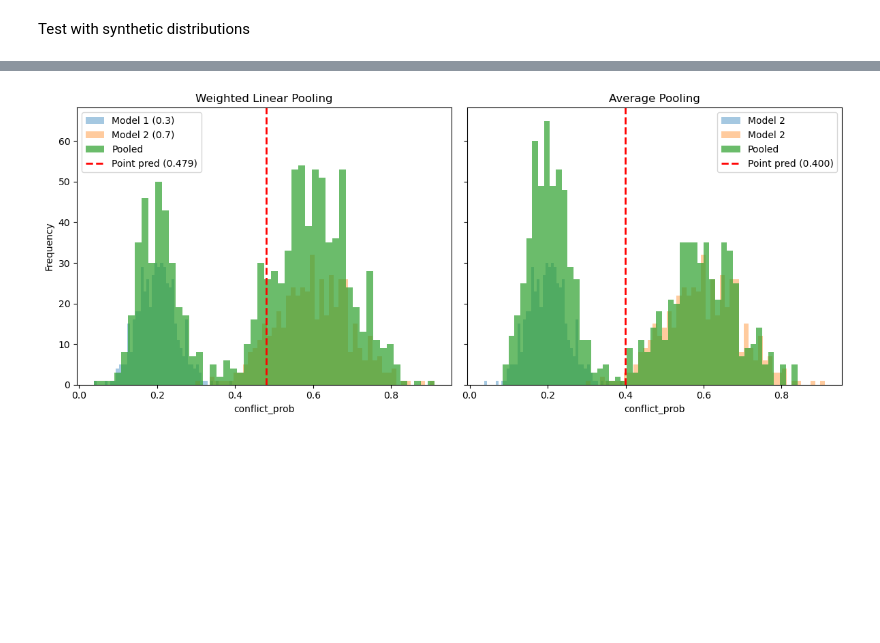
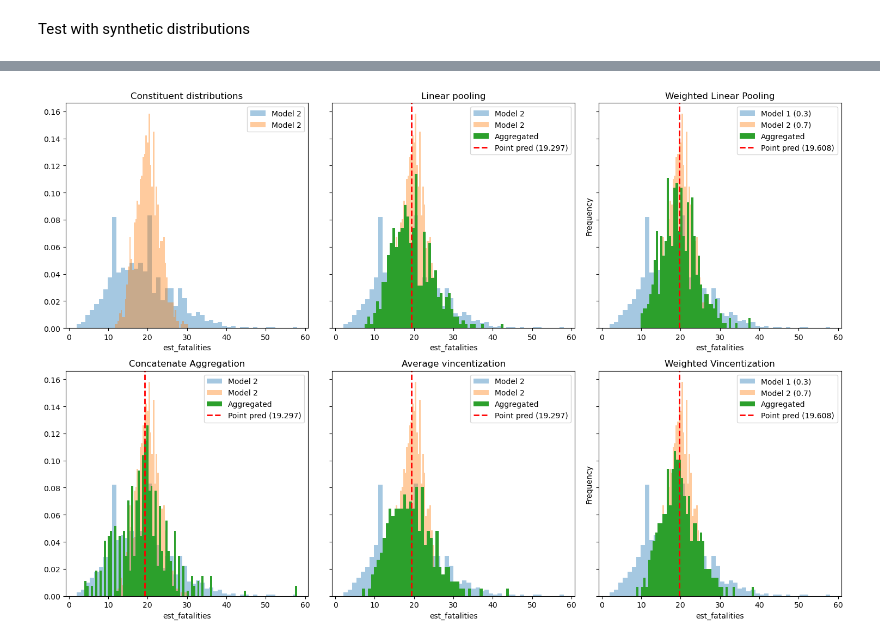
Before and after one commit to lboekestein/viewstest, a Jupyter notebook: AggregationManager/sandbox_aggregation_manager.ipynb, the cells around one changed output, grey strips where cells are left out. Saved outputs shown, nothing was run; the diff lists cells and outputs as text; code cells hidden in the pictures; blank space fills up the shorter version.

Commit message:
explore behaviour of AggregationManager

```diff
--- a/AggregationManager/sandbox_aggregation_manager.ipynb
+++ b/AggregationManager/sandbox_aggregation_manager.ipynb
@@ -221,35 +212,72 @@ shape: (2, 4)
 # %%
 # Take the pooled samples for one target, one entity
-pooled_weighted = ensemble_distributions_w.filter(pl.col("entity_id") == 1)["conflict_prob"][0]
-pooled_average = ensemble_distributions_a.filter(pl.col("entity_id") == 1)["conflict_prob"][0]
+pooled_weighted = ensemble_distributions_w.filter(pl.col("entity_id") == 1)["est_fatalities"][0]
+pooled_average = ensemble_distributions_a.filter(pl.col("entity_id") == 1)["est_fatalities"][0]
+pooled_concat = ensemble_distributions_c.filter(pl.col("entity_id") == 1)["est_fatalities"][0]
+pooled_vincent_weight = ensemble_distributions_vw.filter(pl.col("entity_id") == 1)["est_fatalities"][0]
+pooled_vincent_average = ensemble_distributions_va.filter(pl.col("entity_id") == 1)["est_fatalities"][0]
 
 # Take the point predictinos
-point_w = point_distributions_w.filter(pl.col("entity_id") == 1)["conflict_prob"][0]
-point_a = point_distributions_a.filter(pl.col("entity_id") == 1)["conflict_prob"][0]
+point_w = point_distributions_w.filter(pl.col("entity_id") == 1)["est_fatalities"][0]
+point_a = point_distributions_a.filter(pl.col("entity_id") == 1)["est_fatalities"][0]
 
+fig, axes = plt.subplots(2, 3, figsize=(15, 10), sharey=True)
 
-fig, axes = plt.subplots(1, 2, figsize=(12, 5), sharey=True)
+# Original distributions
+axes[0,0].hist(est_fatalities_m1[0], bins=50, alpha=0.4, density=True, label="Model 2")
+axes[0,0].hist(est_fatalities_m2[0], bins=50, alpha=0.4, density=True, label="Model 2")
+axes[0,0].set_title("Constituent distributions")
+axes[0,0].set_xlabel("est_fatalities")
+axes[0,0].legend()
+
+# Average pooling
+axes[0,1].hist(est_fatalities_m1[0], bins=50, alpha=0.4, density=True, label="Model 2")
+axes[0,1].hist(est_fatalities_m2[0], bins=50, alpha=0.4, density=True, label="Model 2")
+axes[0,1].hist(pooled_average, bins=50, alpha=1, density=True, label="Aggregated")
+axes[0,1].axvline(point_a, color="red", linestyle="--", linewidth=2, label=f"Point pred ({point_a:.3f})")
+axes[0,1].set_title("Linear pooling")
+axes[0,1].set_xlabel("est_fatalities")
+axes[0,1].legend()
 
 # Weighted pooling
-axes[0].hist(conflict_prob_m1[0], bins=50, alpha=0.4, label=f"Model 1 ({synth_manager.weights[0]})")
-axes[0].hist(conflict_prob_m2[0], bins=50, alpha=0.4, label=f"Model 2 ({synth_manager.weights[1]})")
-axes[0].hist(pooled_weighted, bins=50, alpha=0.7, label="Pooled")
-axes[0].axvline(point_w, color="red", linestyle="--", linewidth=2, label=f"Point pred ({point_w:.3f})")
-axes[0].set_title("Weighted Linear Pooling")
-axes[0].set_xlabel("conflict_prob")
-axes[0].set_ylabel("Frequency")
-axes[0].legend()
+axes[0,2].hist(est_fatalities_m1[0], bins=50, alpha=0.4, density=True, label=f"Model 1 ({synth_manager.weights[0]})")
+axes[0,2].hist(est_fatalities_m2[0], bins=50, alpha=0.4, density=True, label=f"Model 2 ({synth_manager.weights[1]})")
+axes[0,2].hist(pooled_weighted, bins=50, alpha=1, density=True, label="Aggregated")
+axes[0,2].axvline(point_w, color="red", linestyle="--", linewidth=2, label=f"Point pred ({point_w:.3f})")
+axes[0,2].set_title("Weighted Linear Pooling")
+axes[0,2].set_xlabel("est_fatalities")
+axes[0,2].set_ylabel("Frequency")
+axes[0,2].legend()
 
-# Average pooling
-axes[1].hist(conflict_prob_m1[0], bins=50, alpha=0.4, label="Model 2")
-axes[1].hist(conflict_prob_m2[0], bins=50, alpha=0.4, label="Model 2")
-axes[1].hist(pooled_average, bins=50, alpha=0.7, label="Pooled")
-axes[1].axvline(point_a, color="red", linestyle="--", linewidth=2, label=f"Point pred ({point_a:.3f})")
-axes[1].set_title("Average Pooling")
-axes[1].set_xlabel("conflict_prob")
-axes[1].legend()
+# Concat pooling
+axes[1,0].hist(est_fatalities_m1[0], bins=50, alpha=0.4, density=True, label="Model 2")
+axes[1,0].hist(est_fatalities_m2[0], bins=50, alpha=0.4, density=True, label="Model 2")
+axes[1,0].hist(pooled_concat, bins=100, alpha=1, density=True, label="Aggregated")
+axes[1,0].axvline(point_a, color="red", linestyle="--", linewidth=2, label=f"Point pred ({point_a:.3f})")
+axes[1,0].set_title("Concatenate Aggregation")
+axes[1,0].set_xlabel("est_fatalities")
+axes[1,0].legend()
+
+# Average vincentization
+axes[1,1].hist(est_fatalities_m1[0], bins=50, alpha=0.4, density=True, label="Model 2")
+axes[1,1].hist(est_fatalities_m2[0], bins=50, alpha=0.4, density=True, label="Model 2")
+axes[1,1].hist(pooled_vincent_average, bins=50, alpha=1, density=True, label="Aggregated")
+axes[1,1].axvline(point_a, color="red", linestyle="--", linewidth=2, label=f"Point pred ({point_a:.3f})")
+axes[1,1].set_title("Average vincentization")
+axes[1,1].set_xlabel("est_fatalities")
+axes[1,1].legend()
+
+# Weighted vincentization
+axes[1,2].hist(est_fatalities_m1[0], bins=50, alpha=0.4, density=True, label=f"Model 1 ({synth_manager.weights[0]})")
+axes[1,2].hist(est_fatalities_m2[0], bins=50, alpha=0.4, density=True, label=f"Model 2 ({synth_manager.weights[1]})")
+axes[1,2].hist(pooled_vincent_weight, bins=50, alpha=1, density=True, label="Aggregated")
+axes[1,2].axvline(point_w, color="red", linestyle="--", linewidth=2, label=f"Point pred ({point_w:.3f})")
+axes[1,2].set_title("Weighted Vincentization")
+axes[1,2].set_xlabel("est_fatalities")
+axes[1,2].set_ylabel("Frequency")
+axes[1,2].legend()
 
 plt.tight_layout()
 plt.show()
 # %% [output]
-[figure, old version]
+[figure, new version]
```
Also changed, not shown: parts of 6 cells of this notebook.
